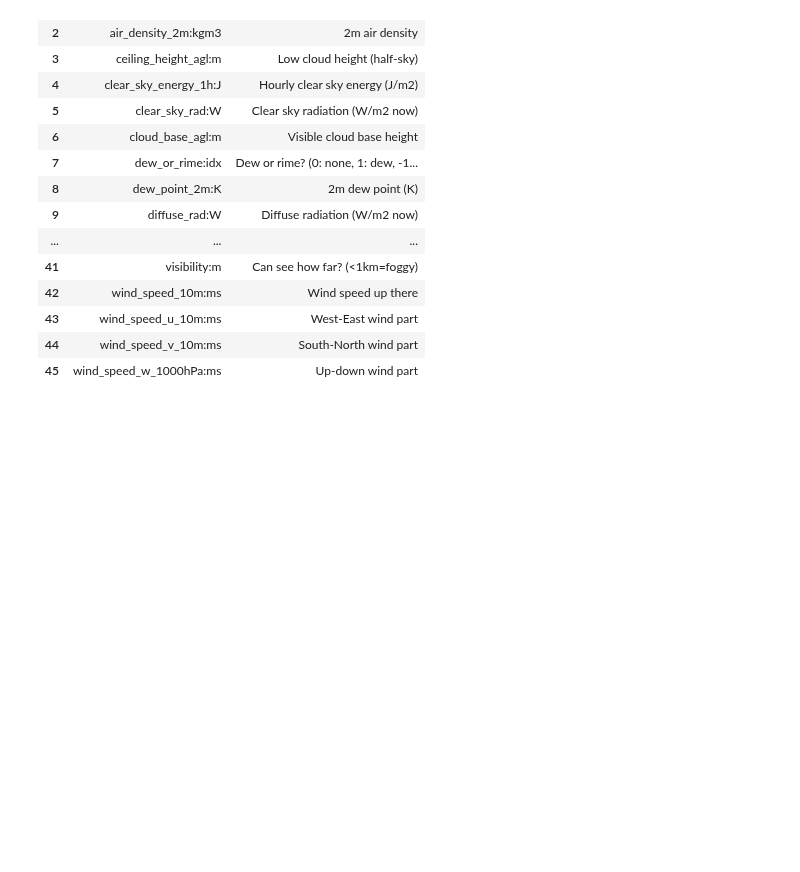
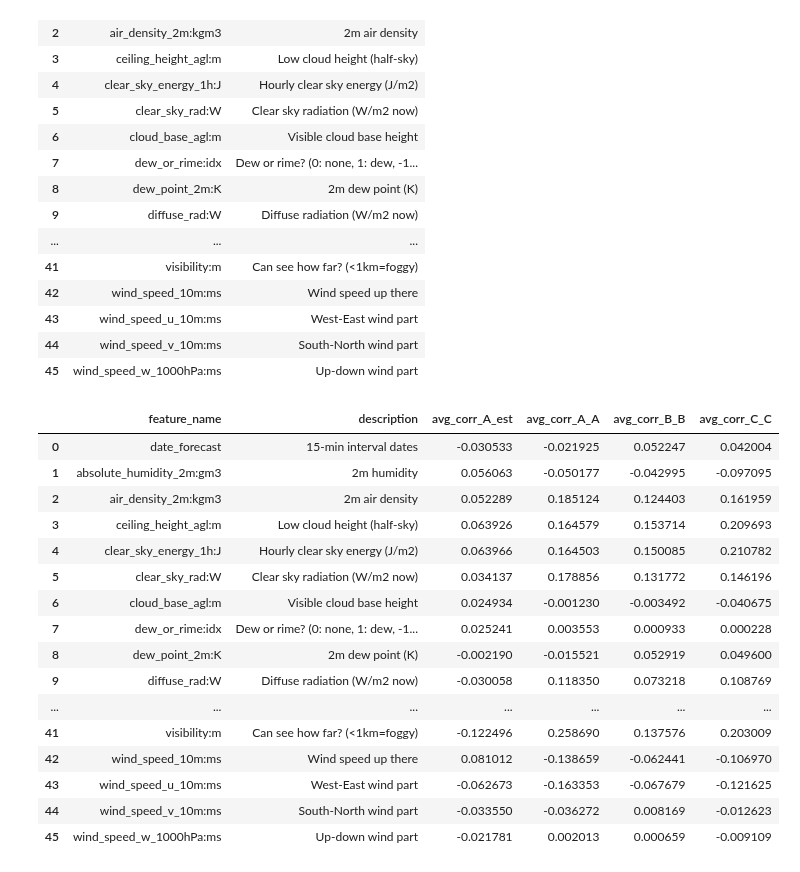
Before and after one commit to simenstang/TDT4173, a Jupyter notebook: table.ipynb, the cells around one changed output. Drawn from its saved outputs; the diff is of its cells as text; code cells hidden in the pictures; blank space fills up the shorter version.

Commit message:
correlation in table

```diff
--- a/table.ipynb
+++ b/table.ipynb
@@ -1,10 +1,6 @@
 # %%
 from IPython.display import display
 import pandas as pd
-import tabulate
-
-# Read the .parquet file directly
-df = pd.read_parquet('data/A/X_train_observed.parquet', engine='pyarrow')
 
 descriptions = [
     '15-min interval dates',
@@ -55,15 +51,12 @@ descriptions = [
     'Up-down wind part',
 ]
 
-
-
 data = {
-    'feature_name' : df.columns.tolist(),
+    'feature_name' : pd.read_parquet('data/A/X_train_observed.parquet', engine='pyarrow').columns.tolist(),
     'description' : descriptions
 }
+
 df = pd.DataFrame(data)
-
-display(df)
 # %% [output]
 |  | feature_name | description |
 | 0 | date_forecast | 15-min interval dates |
@@ -82,3 +75,41 @@ display(df)
 | 43 | wind_speed_u_10m:ms | West-East wind part |
 | 44 | wind_speed_v_10m:ms | South-North wind part |
 | 45 | wind_speed_w_1000hPa:ms | Up-down wind part |
+# %%
+filepaths = [
+    'data/A/sorted_feature_correlations_A_estimated.csv',
+    'data/A/sorted_feature_correlations_A_observed.csv',
+    'data/B/sorted_feature_correlations_B_estimated.csv',
+    'data/B/sorted_feature_correlations_B_observed.csv',
+    'data/C/sorted_feature_correlations_C_estimated.csv',
+    'data/C/sorted_feature_correlations_C_observed.csv'
+]
+
+# For each file, compute the average correlation and add as a new column to df
+for filepath in filepaths:
+    # Adjusted the descriptor creation logic
+    descriptor = filepath.split('/')[1] + '_' + filepath.split('_')[3]
+
+    df_temp = pd.read_csv(filepath)
+    avg_correlation = df_temp.groupby('Feature')['Correlation'].mean().reset_index()
+    df['avg_corr_' + descriptor] = avg_correlation['Correlation']
+
+df
+# %% [output]
+|  | feature_name | description | avg_corr_A_est | avg_corr_A_A | avg_corr_B_B | avg_corr_C_C |
+| 0 | date_forecast | 15-min interval dates | -0.030533 | -0.021925 | 0.052247 | 0.042004 |
+| 1 | absolute_humidity_2m:gm3 | 2m humidity | 0.056063 | -0.050177 | -0.042995 | -0.097095 |
+| 2 | air_density_2m:kgm3 | 2m air density | 0.052289 | 0.185124 | 0.124403 | 0.161959 |
+| 3 | ceiling_height_agl:m | Low cloud height (half-sky) | 0.063926 | 0.164579 | 0.153714 | 0.209693 |
+| 4 | clear_sky_energy_1h:J | Hourly clear sky energy (J/m2) | 0.063966 | 0.164503 | 0.150085 | 0.210782 |
+| 5 | clear_sky_rad:W | Clear sky radiation (W/m2 now) | 0.034137 | 0.178856 | 0.131772 | 0.146196 |
+| 6 | cloud_base_agl:m | Visible cloud base height | 0.024934 | -0.001230 | -0.003492 | -0.040675 |
+| 7 | dew_or_rime:idx | Dew or rime? (0: none, 1: dew, -1... | 0.025241 | 0.003553 | 0.000933 | 0.000228 |
+| 8 | dew_point_2m:K | 2m dew point (K) | -0.002190 | -0.015521 | 0.052919 | 0.049600 |
+| 9 | diffuse_rad:W | Diffuse radiation (W/m2 now) | -0.030058 | 0.118350 | 0.073218 | 0.108769 |
+| ... | ... | ... | ... | ... | ... | ... |
+| 41 | visibility:m | Can see how far? (<1km=foggy) | -0.122496 | 0.258690 | 0.137576 | 0.203009 |
+| 42 | wind_speed_10m:ms | Wind speed up there | 0.081012 | -0.138659 | -0.062441 | -0.106970 |
+| 43 | wind_speed_u_10m:ms | West-East wind part | -0.062673 | -0.163353 | -0.067679 | -0.121625 |
+| 44 | wind_speed_v_10m:ms | South-North wind part | -0.033550 | -0.036272 | 0.008169 | -0.012623 |
+| 45 | wind_speed_w_1000hPa:ms | Up-down wind part | -0.021781 | 0.002013 | 0.000659 | -0.009109 |
```
